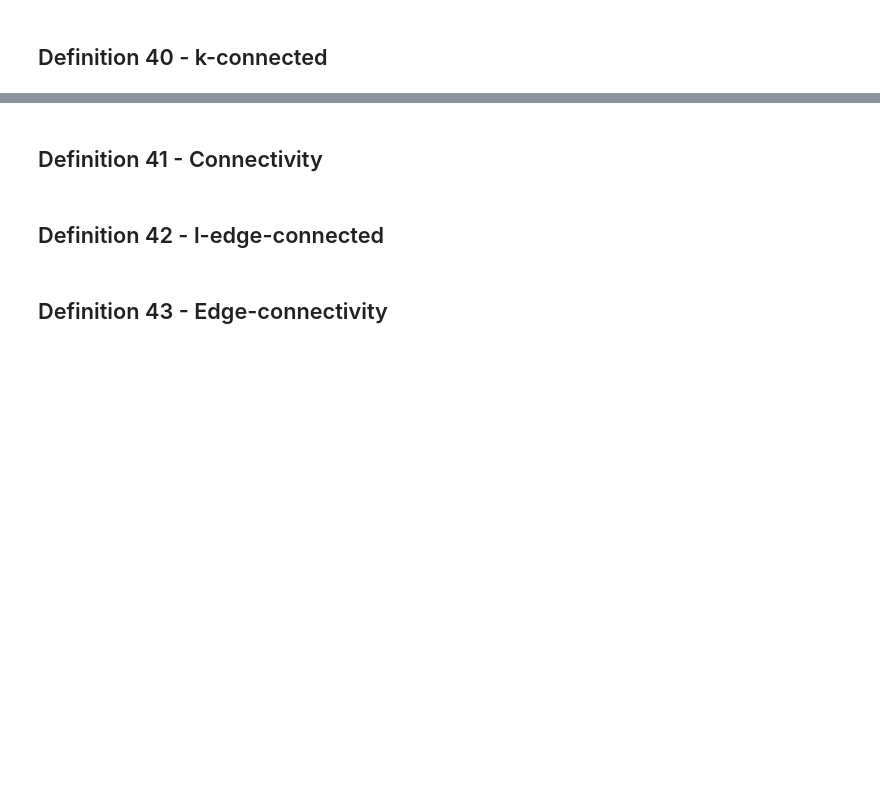
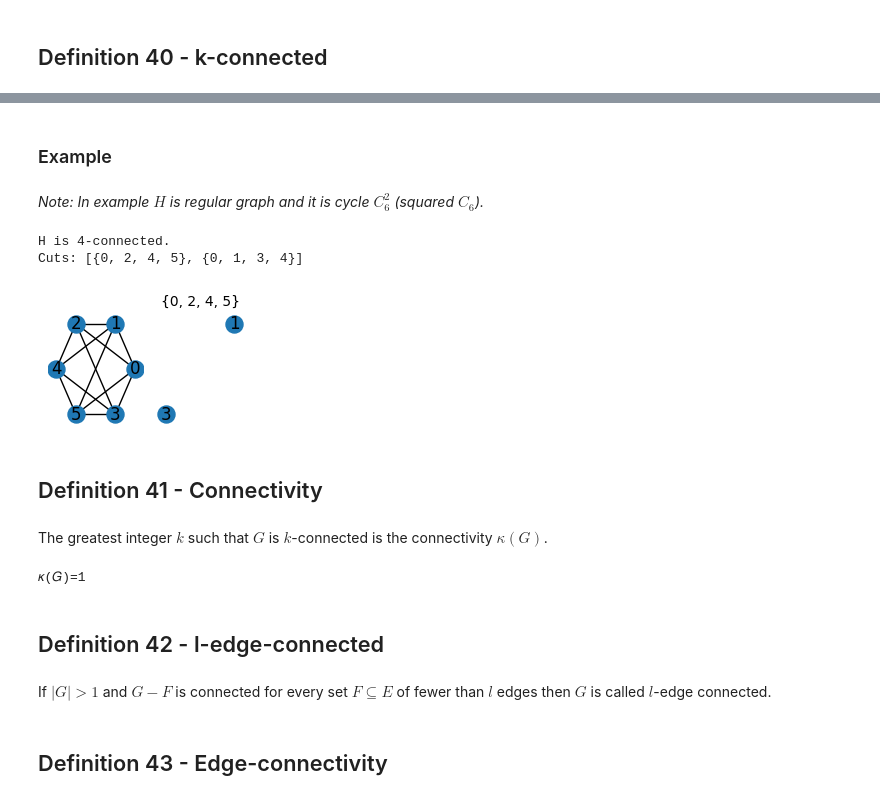
Before and after one commit to lipinski/graph-theory, a Jupyter notebook: definitions.ipynb, the cells around one changed output, grey strips where cells are left out. Cells and saved outputs as stored; diff of their text form; code cells hidden in the pictures; blank space fills up the shorter version.

```diff
--- a/definitions.ipynb
+++ b/definitions.ipynb
@@ -760,7 +785,41 @@ Bridges = [(1, 2), (5, 6)]
+# %% [markdown]
+### Example
+# %% [markdown]
+*Note: In example $H$ is regular graph and it is cycle $C_{6}^{2}$ (squared $C_6$).*
+# %%
+H = nx.random_regular_graph(d=4, n=6, seed=44)
+
+cuts = list(nx.all_node_cuts(H))
+k = max(list(map(len, cuts)))
+print(f'H is {k}-connected.')
+print(f'Cuts: {cuts}')
+
+fig, axis = plt.subplots(nrows=1, ncols=2, figsize=(2, 1), sharey=True)
+plt.subplots_adjust(left=0, bottom=-0.1, right=1, top=1, wspace=0.1, hspace=0)
+nx.draw(H, pos=nx.circular_layout(H), node_size=150, with_labels=True, ax=axis[0])
+
+I = H.copy()
+I.remove_nodes_from(cuts[0])
+axis[1].set_title((f'{cuts[0]}'), fontdict={'fontsize': 10})
+nx.draw(I, pos=nx.circular_layout(H), node_size=150, with_labels=True, ax=axis[1])
+plt.margins(0.2);
+# %% [output]
+H is 4-connected.
+Cuts: [{0, 2, 4, 5}, {0, 1, 3, 4}]
+[figure, added]
 # %% [markdown]
 ## Definition 41 - Connectivity
+# %% [markdown]
+The greatest integer $k$ such that $G$ is $k$-connected is the connectivity $\kappa (G)$.
+# %%
+connectivity = nx.connectivity.connectivity.node_connectivity(G)
+print(f'𝜅(𝐺)={connectivity}')
+# %% [output]
+𝜅(𝐺)=1
 # %% [markdown]
 ## Definition 42 - l-edge-connected
+# %% [markdown]
+If $|G|>1$ and $G-F$ is connected for every set $F\subseteq E$ of fewer than $l$ edges then $G$ is called $l$-edge connected.
 # %% [markdown]
 ## Definition 43 - Edge-connectivity
 # %% [markdown]
```
Also changed, not shown: parts of 3 cells of this notebook.
